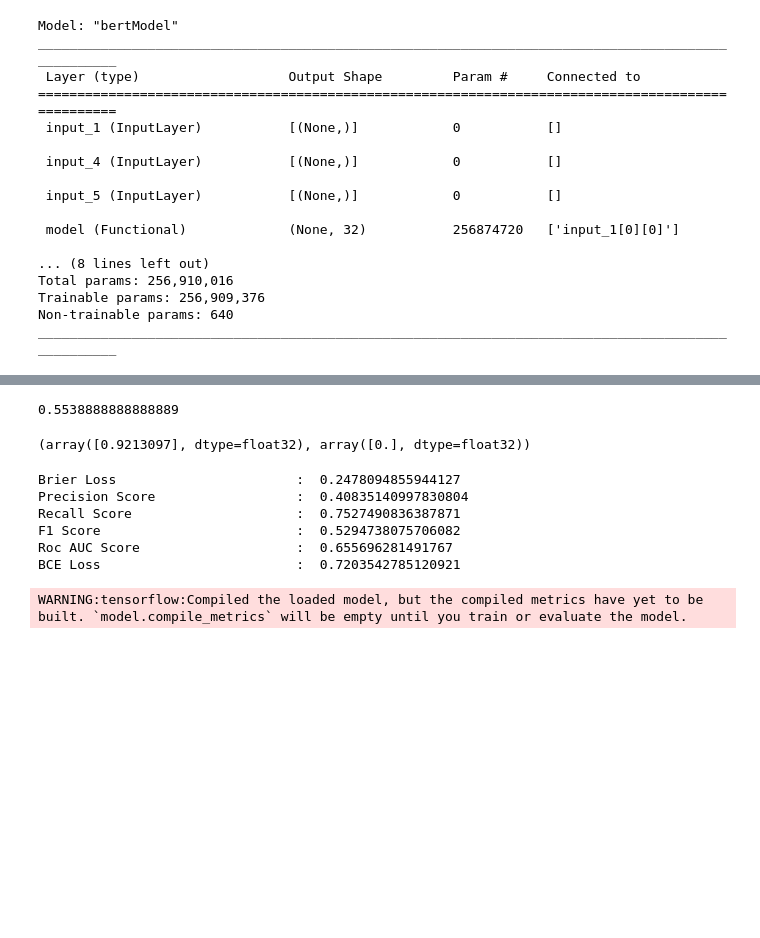
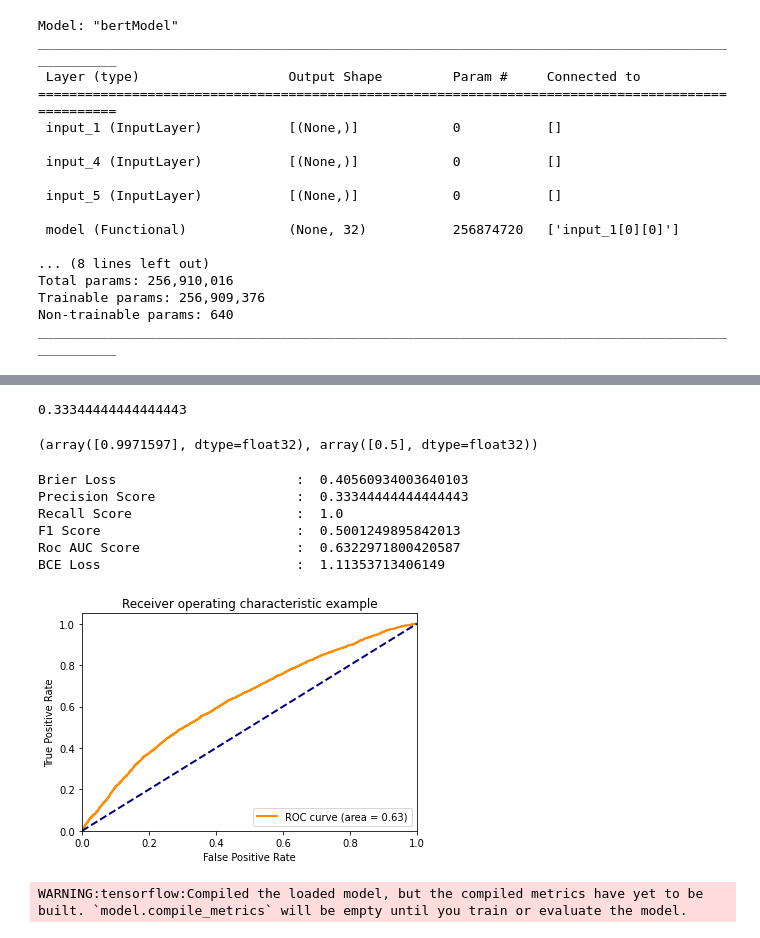
Before and after one commit to rohit-khoiwal/msgmt, a Jupyter notebook: useTripleLoss .ipynb, the cells around one changed output, grey strips where cells are left out. Drawn from its saved outputs; the diff is of its cells as text; code cells hidden in the pictures; blank space fills up the shorter version.

```diff
--- a/useTripleLoss .ipynb
+++ b/useTripleLoss .ipynb
@@ -208,10 +223,11 @@ right_input = tf.keras.Input(shape=(), dtype=tf.string)
 textEmbedding = textModel(left_input)
 reasonEmbedding = reasonModel(right_input)
 
-cosine_similiarity=tf.keras.layers.Dot(axes=-1,normalize=True)([textEmbedding, reasonEmbedding])
+# distance = euclidean_distance([textEmbedding, reasonEmbedding])
+cosine_similiarity=tf.keras.layers.Dot(axes=-1)([textEmbedding, reasonEmbedding])
+output = tfl.Activation('sigmoid')(cosine_similiarity)
 
-
-classifier_model = Model(inputs = [left_input, right_input], outputs = [cosine_similiarity], name="classifier_model")
+classifier_model = Model(inputs = [left_input, right_input], outputs = [output], name="classifier_model")
 # %%
 classifier_model.summary()
 # %% [output]
@@ -269,11 +282,11 @@ max(y_preds), min(y_preds)
 y_preds = classifier_model.predict([df_test['text'], df_test['reason']])
 accuracy(df_test["label"], y_preds)
 # %% [output]
-0.5538888888888889
+0.33344444444444443
 # %%
 max(y_preds), min(y_preds)
 # %% [output]
-(array([0.9213097], dtype=float32), array([0.], dtype=float32))
+(array([0.9971597], dtype=float32), array([0.5], dtype=float32))
 # %%
 y_hat = (y_preds >= 0.5).astype(int)
 # %%
@@ -284,9 +297,34 @@ print("F1 Score                         : ", f1_score(df_test['label'], y_hat))
 print("Roc AUC Score                    : ", roc_auc_score(df_test['label'], y_preds))
 print("BCE Loss                         : ", log_loss(df_test['label'], y_preds))
 # %% [output]
-Brier Loss                       :  0.2478094855944127
-Precision Score                  :  0.40835140997830804
-Recall Score                     :  0.7527490836387871
-F1 Score                         :  0.5294738075706082
-Roc AUC Score                    :  0.655696281491767
-BCE Loss                         :  0.7203542785120921
+Brier Loss                       :  0.40560934003640103
+Precision Score                  :  0.33344444444444443
+Recall Score                     :  1.0
+F1 Score                         :  0.5001249895842013
+Roc AUC Score                    :  0.6322971800420587
+BCE Loss                         :  1.11353713406149
+# %%
+from sklearn.metrics import roc_curve, auc
+import matplotlib.pyplot as plt
+fpr, tpr, _ = roc_curve(df_test['label'], y_preds)
+roc_auc = auc(fpr, tpr)
+# %%
+plt.figure()
+lw = 2
+plt.plot(
+    fpr,
+    tpr,
+    color="darkorange",
+    lw=lw,
+    label="ROC curve (area = %0.2f)" % roc_auc
+)
+plt.plot([0, 1], [0, 1], color="navy", lw=lw, linestyle="--")
+plt.xlim([0.0, 1.0])
+plt.ylim([0.0, 1.05])
+plt.xlabel("False Positive Rate")
+plt.ylabel("True Positive Rate")
+plt.title("Receiver operating characteristic example")
+plt.legend(loc="lower right")
+plt.show()
+# %% [output]
+[figure, added]
```
Also changed, not shown: parts of 12 cells of this notebook.
